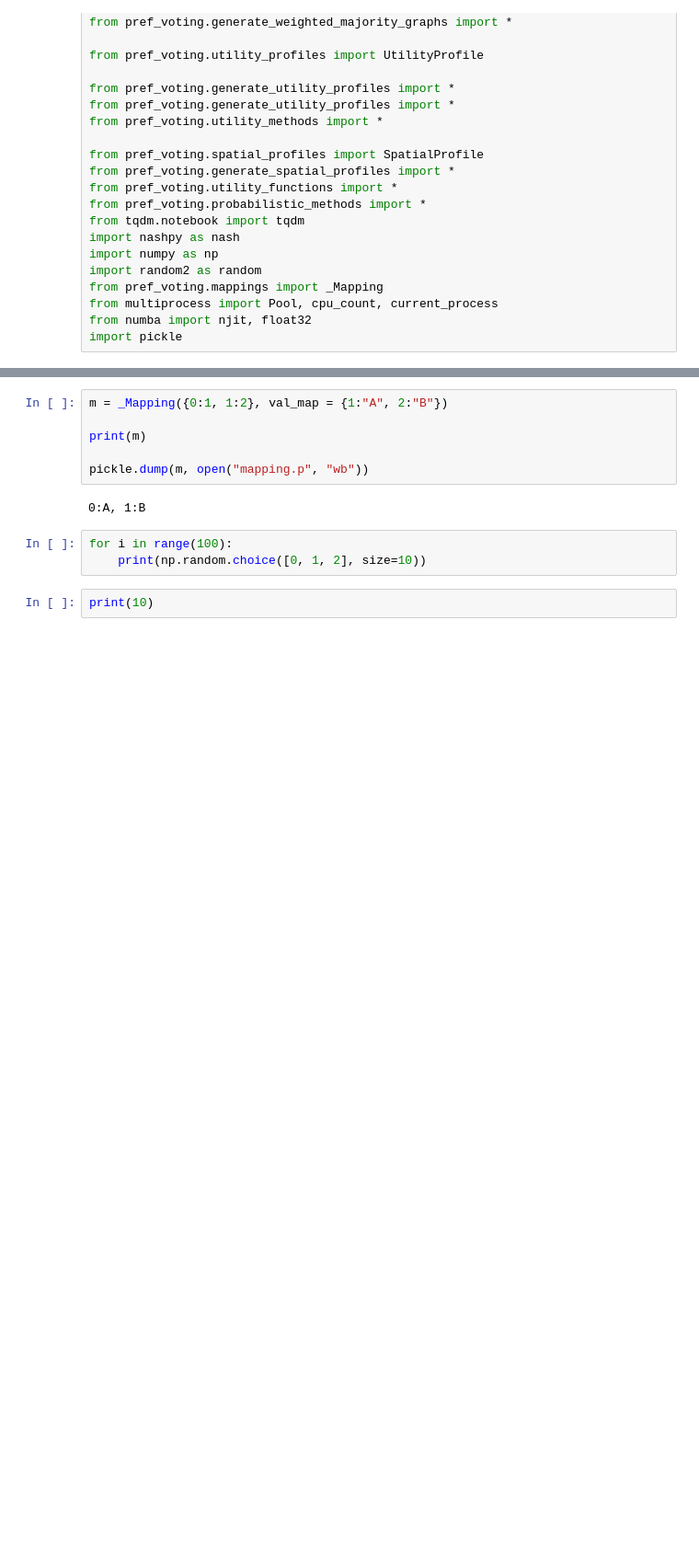
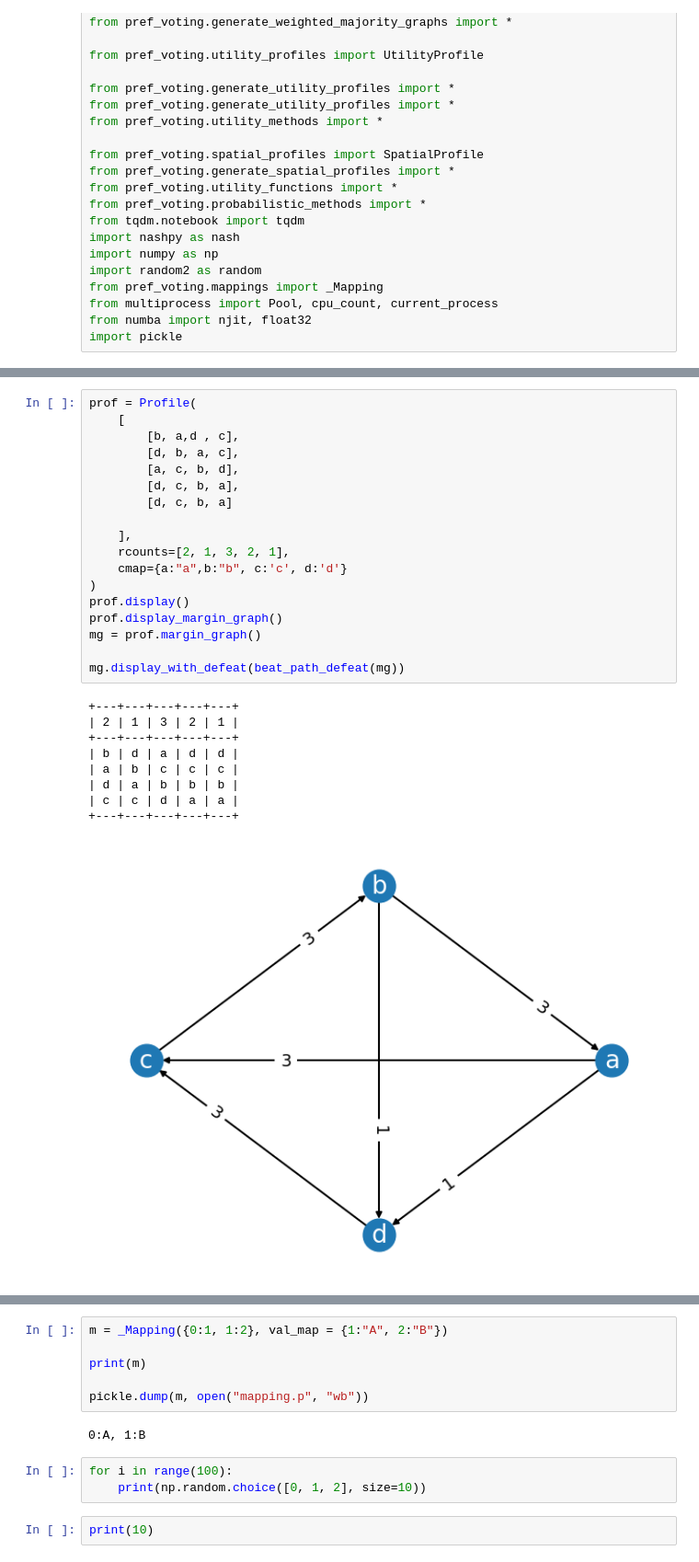
Before and after one commit to voting-tools/pref_voting, a Jupyter notebook: test.ipynb, the cells around one changed output, grey strips where cells are left out. Shown at 92% size. Cells and saved outputs as stored; diff of their text form; blank space fills up the shorter version.

```diff
--- a/test.ipynb
+++ b/test.ipynb
@@ -25,0 +118,28 @@ import pickle
+# %%
+prof = Profile(
+    [
+        [b, a,d , c],
+        [d, b, a, c],
+        [a, c, b, d],
+        [d, c, b, a],
+        [d, c, b, a]
+
+    ],
+    rcounts=[2, 1, 3, 2, 1],
+    cmap={a:"a",b:"b", c:'c', d:'d'}
+)
+prof.display()
+prof.display_margin_graph()
+mg = prof.margin_graph()
+
+mg.display_with_defeat(beat_path_defeat(mg))
+# %% [output]
++---+---+---+---+---+
+| 2 | 1 | 3 | 2 | 1 |
++---+---+---+---+---+
+| b | d | a | d | d |
+| a | b | c | c | c |
+| d | a | b | b | b |
+| c | c | d | a | a |
++---+---+---+---+---+
+[figure, added]
```
Also changed, not shown: parts of 11 cells of this notebook, 7 other files.
